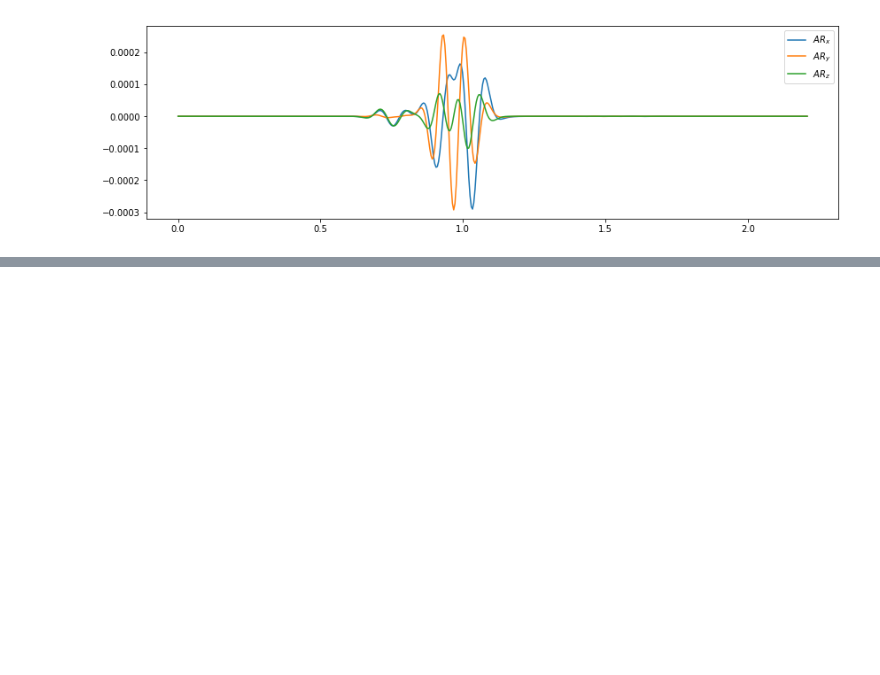
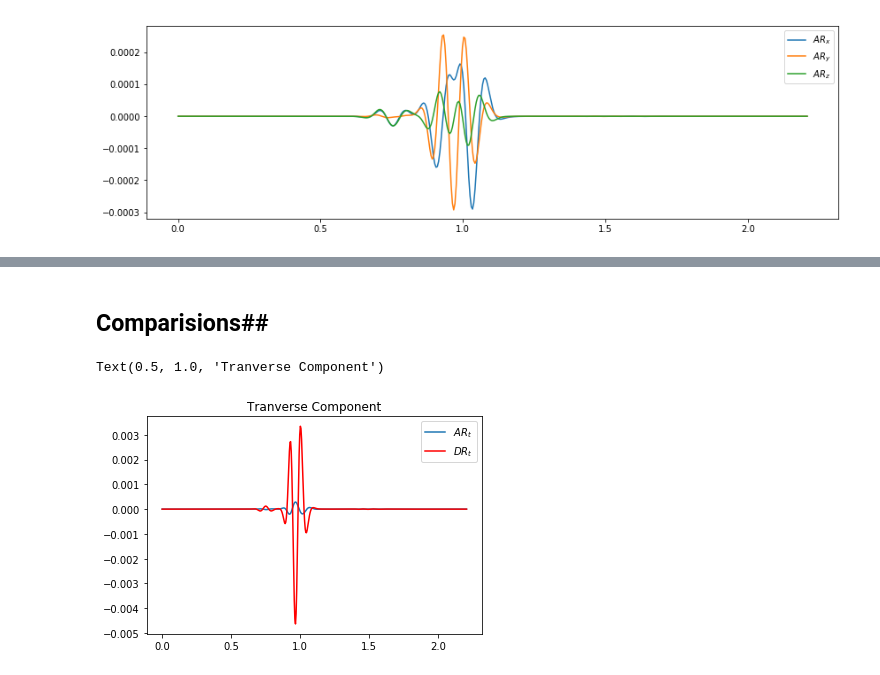
Before and after one commit to Anokhi1994/6C-Seismic-Observations, a Jupyter notebook: 3May.ipynb, the cells around one changed output, grey strips where cells are left out. Drawn from its saved outputs; the diff is of its cells as text; code cells hidden in the pictures; blank space fills up the shorter version.

```diff
--- a/3May.ipynb
+++ b/3May.ipynb
@@ -524,0 +566,12 @@ plt.legend()
+# %% [markdown]
+## Comparisions##
+# %%
+### Direct Rotations and Array Derived Rotations
+
+plt.plot(seisrotv[0].times(), Transformed_Components_Array_Rotation[0,:], label='$AR_{t}$')
+plt.plot(st5_curlx[0].times(), Transformed_Components_Rotation[0,:], color='r',label='$DR_{t}$')
+plt.legend()
+plt.title("Tranverse Component")
+# %% [output]
+Text(0.5, 1.0, 'Tranverse Component')
+[figure, added]
```
Also changed, not shown: parts of 6 cells of this notebook, 1 other file.
